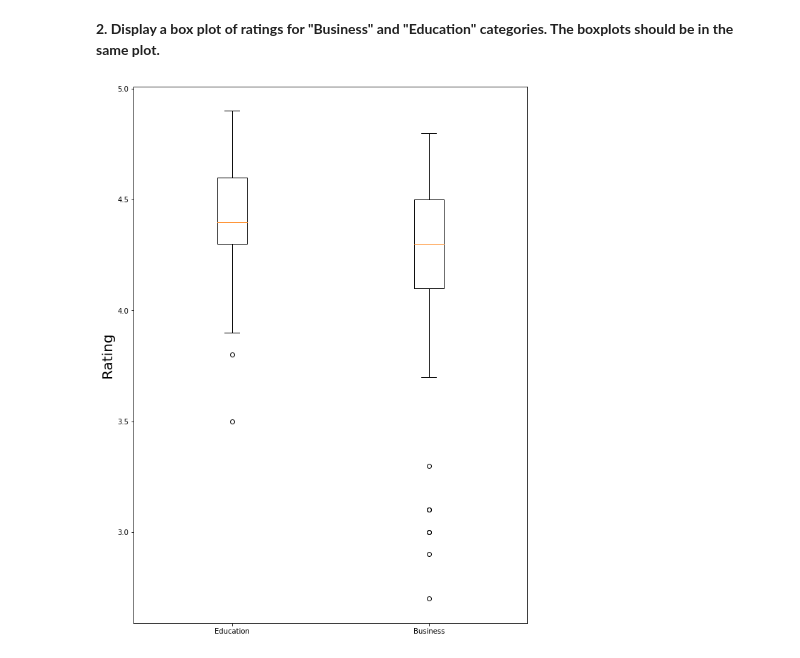
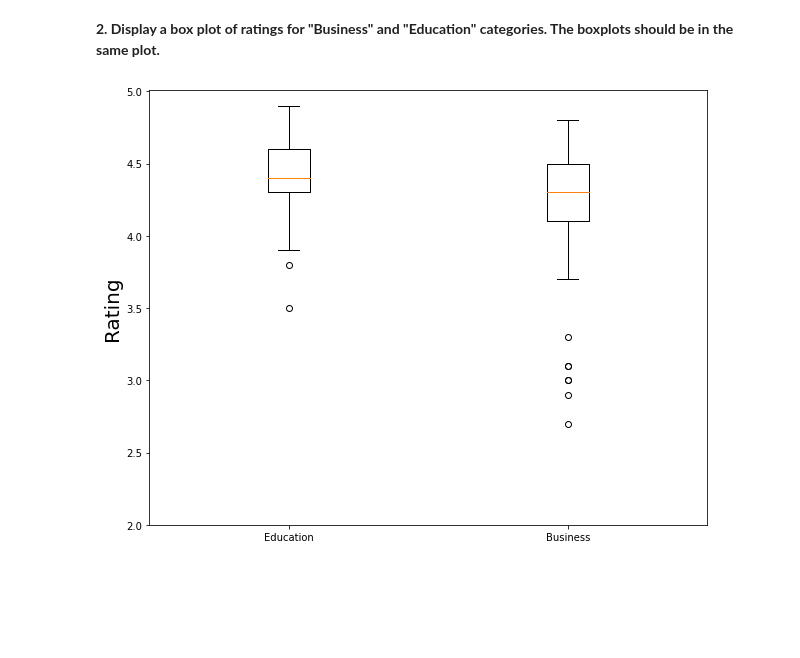
Before and after one commit to Sameerahmed786/CS210Spring2022, a Jupyter notebook: google_apps.ipynb, the cells around one changed output. Saved outputs shown, nothing was run; the diff lists cells and outputs as text; code cells hidden in the pictures; blank space fills up the shorter version.

```diff
--- a/google_apps.ipynb
+++ b/google_apps.ipynb
@@ -258,12 +308,11 @@ genres_df.explode('Genres')
 # %%
 education_df = clean_googleplaystore_df[(clean_googleplaystore_df['Category'] == 'EDUCATION')]
 business_df = clean_googleplaystore_df[(clean_googleplaystore_df['Category'] == 'BUSINESS')]
-education_df
+
+plt.figure(figsize=(10, 8))
+plt.boxplot([education_df['Rating'], business_df['Rating']],labels=('Education','Business'))
+plt.ylabel('Rating', fontsize=20)
+plt.yticks([2.0,2.5,3.0,3.5,4.0,4.5,5.0])
+plt.show()
+# %% [output]
+[figure, added]
-# %%
-# plt.figure(figsize=(10, 14))
-# plt.boxplot([education_df['Rating'], business_df['Rating']],labels=('Education','Business'))
-# plt.ylabel('Rating', fontsize=14)
-# plt.show()
-ax = [education_df['Rating'], business_df]
-# %% [output]
-[figure, removed]
```
Also changed, not shown: parts of 9 cells of this notebook, 1 other file.
